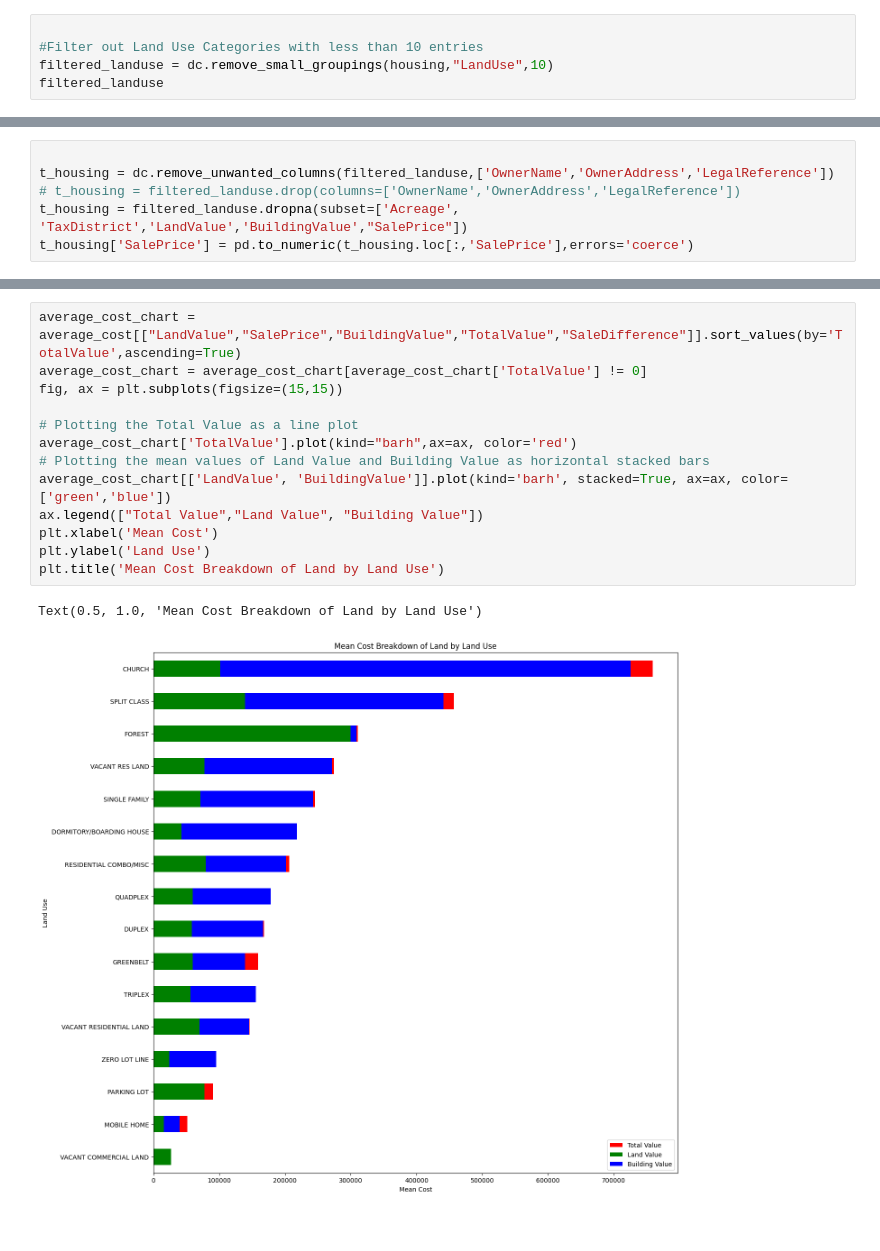
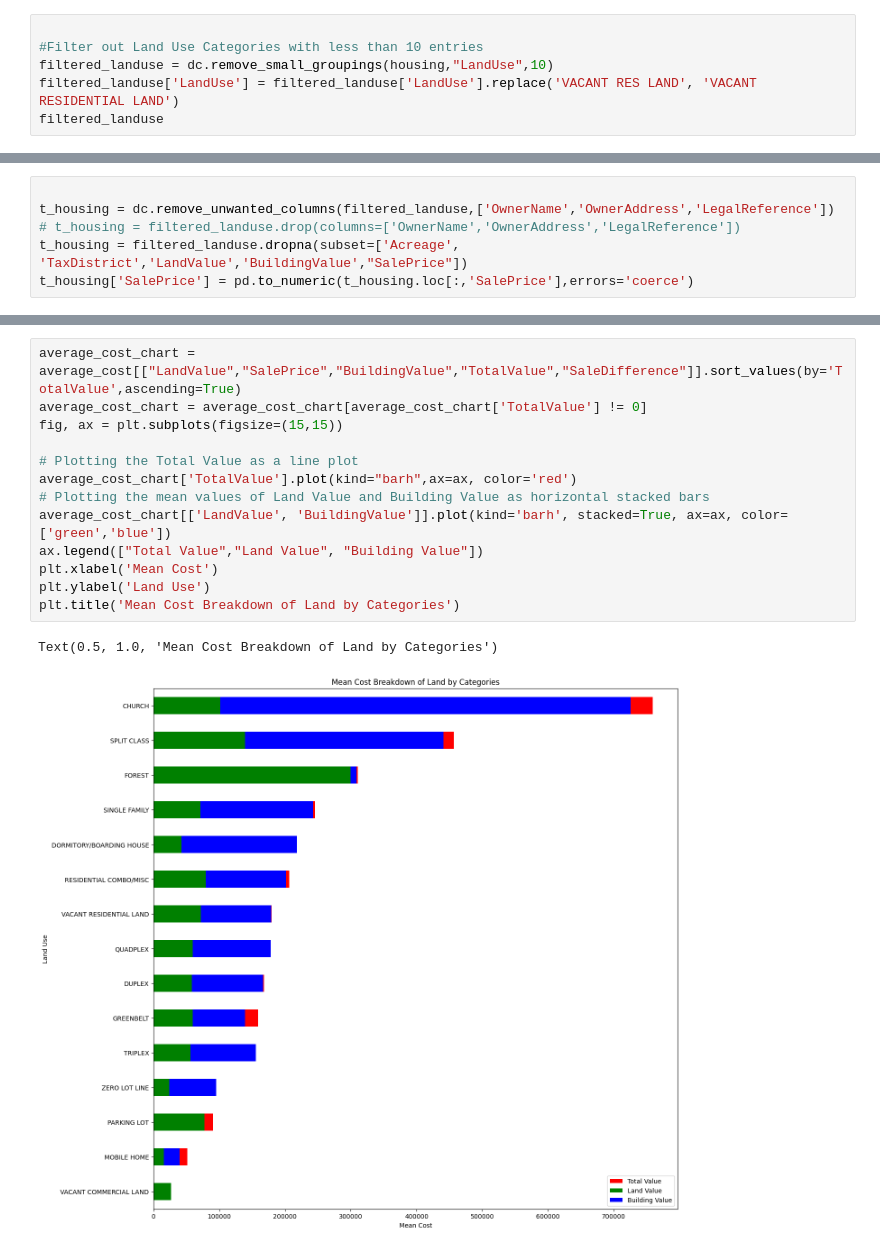
Before and after one commit to RobTheRobber/nashville-housing, a Jupyter notebook: nashville-housing.ipynb, the cells around one changed output, grey strips where cells are left out. Drawn from its saved outputs; the diff is of its cells as text.

```diff
--- a/nashville-housing.ipynb
+++ b/nashville-housing.ipynb
@@ -11,6 +17,7 @@ housing = pd.read_csv('data/nashville-housing.csv')
 
 #Filter out Land Use Categories with less than 10 entries
 filtered_landuse = dc.remove_small_groupings(housing,"LandUse",10)
+filtered_landuse['LandUse'] = filtered_landuse['LandUse'].replace('VACANT RES LAND', 'VACANT RESIDENTIAL LAND')
 filtered_landuse
 # %% [output]
 |  | UniqueID | ParcelID | LandUse | PropertyAddress | SaleDate | SalePrice | LegalReference | SoldAsVacant | ... |
@@ -106,19 +105,19 @@ average_cost
 # %%
 average_cost_chart = average_cost[["LandValue","SalePrice","BuildingValue","TotalValue","SaleDifference"]].sort_values(by='TotalValue',ascending=True)
 average_cost_chart = average_cost_chart[average_cost_chart['TotalValue'] != 0]
 fig, ax = plt.subplots(figsize=(15,15))
 
 # Plotting the Total Value as a line plot
 average_cost_chart['TotalValue'].plot(kind="barh",ax=ax, color='red')
 # Plotting the mean values of Land Value and Building Value as horizontal stacked bars
 average_cost_chart[['LandValue', 'BuildingValue']].plot(kind='barh', stacked=True, ax=ax, color=['green','blue'])
 ax.legend(["Total Value","Land Value", "Building Value"])
 plt.xlabel('Mean Cost')
 plt.ylabel('Land Use')
-plt.title('Mean Cost Breakdown of Land by Land Use')
+plt.title('Mean Cost Breakdown of Land by Categories')
 # %% [output]
-Text(0.5, 1.0, 'Mean Cost Breakdown of Land by Land Use')
+Text(0.5, 1.0, 'Mean Cost Breakdown of Land by Categories')
-[figure, old version]
+[figure, new version]
 # %%
 
 th_filtered = dc.filter_outliers(t_housing, 'SalePrice')
```
Also changed, not shown: parts of 9 cells of this notebook, 5 other files.
